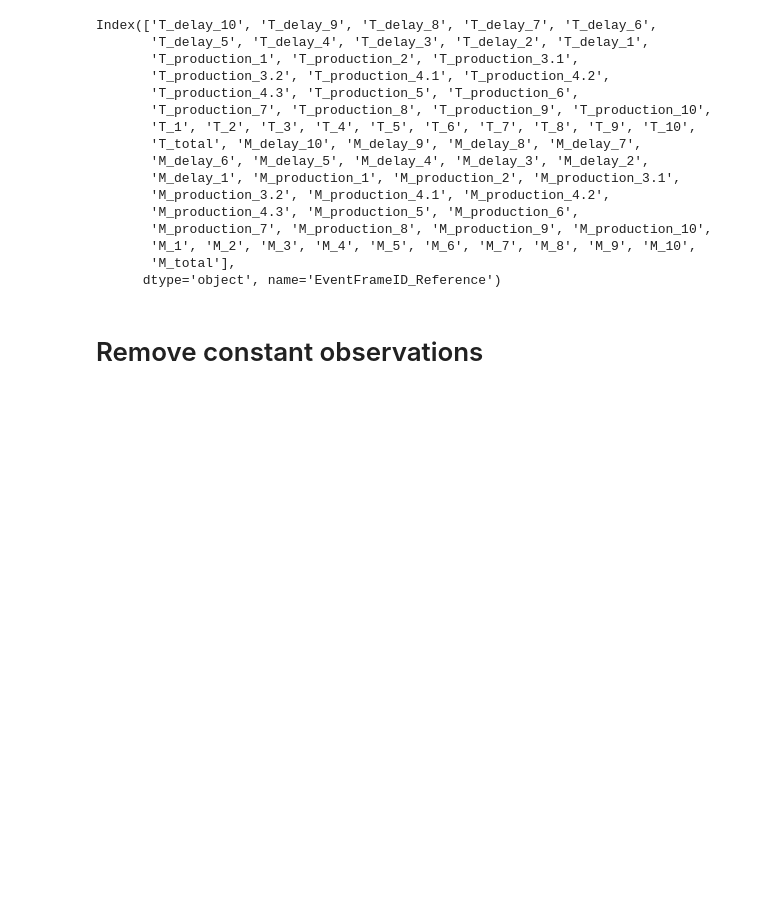
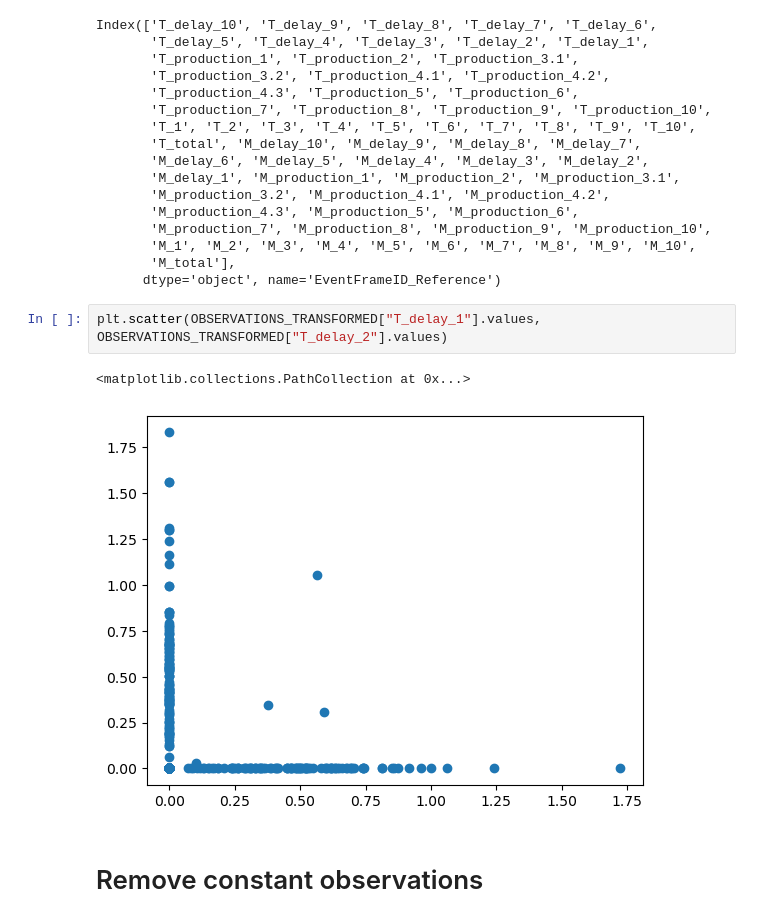
Before and after one commit to jonasbruhub/Analysis-of-Production-flow-systems-with-focus-on-industry, a Jupyter notebook: Simulations and code/Cycle data - Causal discovery.ipynb, the cells around one changed output. Cells and saved outputs as stored; diff of their text form; blank space fills up the shorter version.

```diff
--- a/Simulations and code/Cycle data - Causal discovery.ipynb
+++ b/Simulations and code/Cycle data - Causal discovery.ipynb
@@ -147,6 +147,11 @@ Index(['T_delay_10', 'T_delay_9', 'T_delay_8', 'T_delay_7', 'T_delay_6',
        'M_1', 'M_2', 'M_3', 'M_4', 'M_5', 'M_6', 'M_7', 'M_8', 'M_9', 'M_10',
        'M_total'],
       dtype='object', name='EventFrameID_Reference')
+# %%
+plt.scatter(OBSERVATIONS_TRANSFORMED["T_delay_1"].values, OBSERVATIONS_TRANSFORMED["T_delay_2"].values)
+# %% [output]
+<matplotlib.collections.PathCollection at 0x...>
+[figure, added]
 # %% [markdown]
 # Remove constant observations
 # %%
```
Also changed, not shown: 20 other files.
